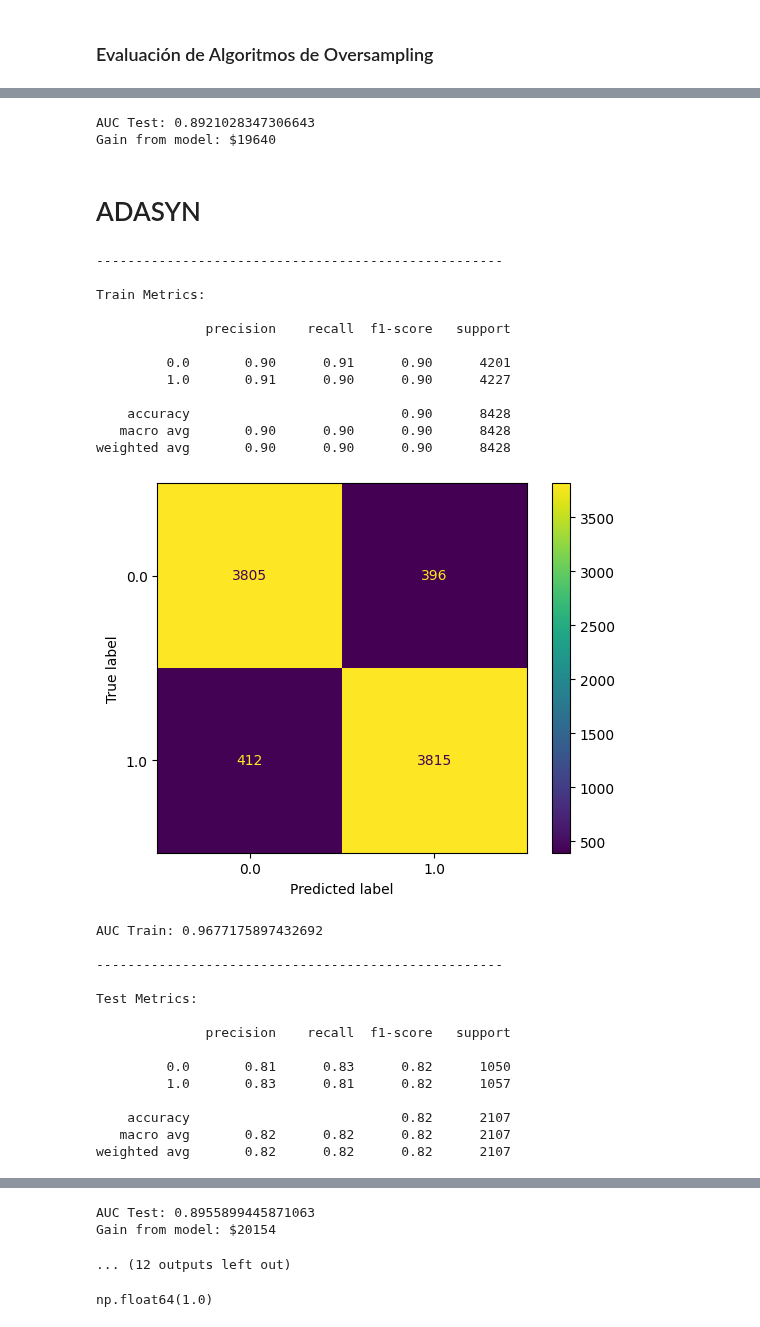
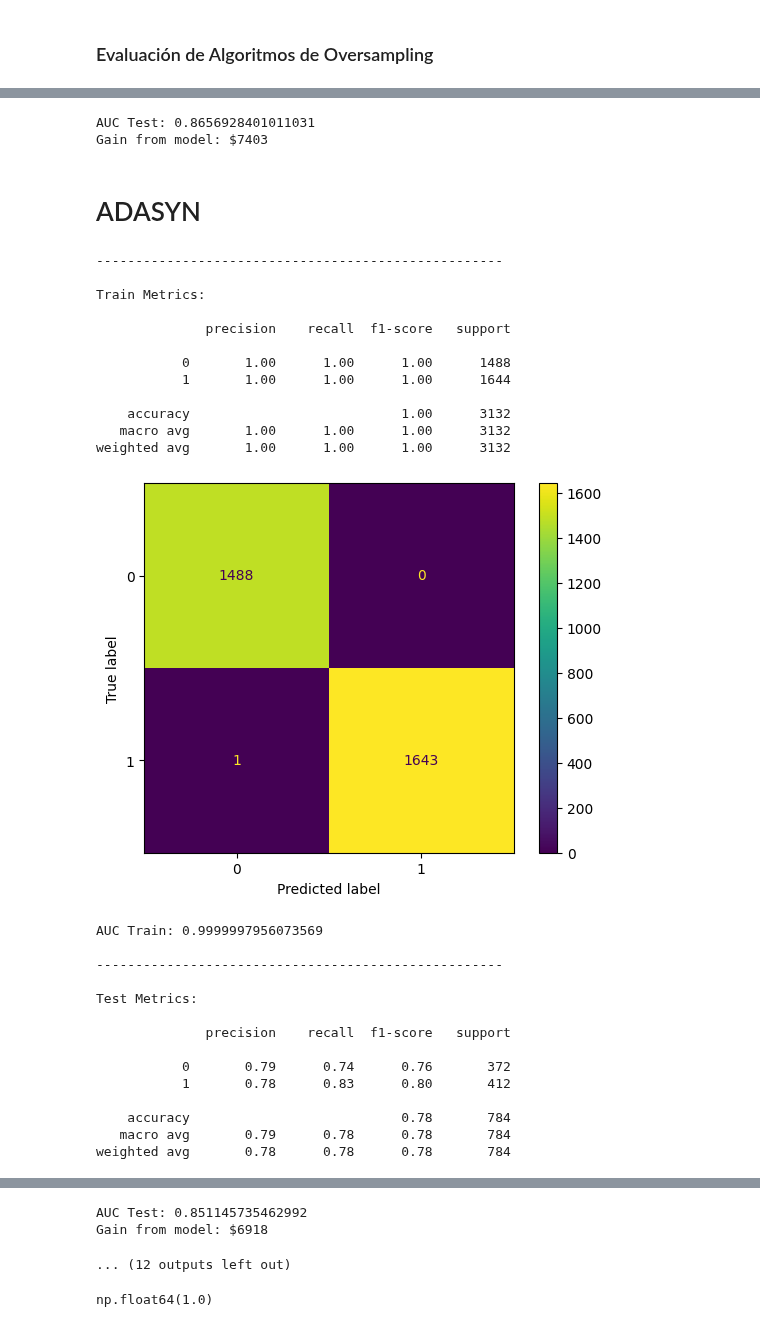
Before and after one commit to Tino27Gut/WineRecommendation, a Jupyter notebook: src/models/random_forest.ipynb, the cells around one changed output, grey strips where cells are left out. Saved outputs shown, nothing was run; the diff lists cells and outputs as text; code cells hidden in the pictures.

```diff
--- a/src/models/random_forest.ipynb
+++ b/src/models/random_forest.ipynb
@@ -75,7 +75,9 @@ for taste in taste_list:
     recommend_df["user_" + taste + "_min"] = recommend_df["user_input"].apply(lambda x: x["tastes"][taste][0])
     recommend_df["user_" + taste + "_max"] = recommend_df["user_input"].apply(lambda x: x["tastes"][taste][1])
 
-# Agrega la distancia fuzzy sin escalar entre el sabor de vino y las preferencias del usuario
-#recommend_df["user_taste_distance_raw"] = recommend_df["metrics_global"].apply(lambda x: x["taste_distance_raw_gbl"])
+# Agrega los precios máximos y mínimos definidos por el usuario
+recommend_df["precio_min"] = recommend_df["user_input"].apply(lambda x: x["precio_min"])
+recommend_df["precio_max"] = recommend_df["user_input"].apply(lambda x: x["precio_max"])
+
 recommend_df.shape
 # %% [output]
@@ -99,8 +101,8 @@ pairings_list = list(pairings["pairings"])
 
 # Quita columnas no útiles para la predicción
 model_df = recommend_df.drop(columns=[
-    "event_timestamp", "wine_id", "wine_link", "name", "winery", "style", "image",               # Original df columns
-    "user_id", "user_input", "metrics_local", "metrics_global", "prob_like", "user_main_pairing" # User data columns
+    "event_timestamp", "wine_id", "wine_link", "name", "winery", "style", "image",  # Original df columns
+    "user_id", "user_input", "prob_like", "user_main_pairing"                       # User data columns
 ]).copy()
 
 # Quita columnas one hot (uvas y regions)
@@ -125,7 +127,7 @@ Index(['liked', 'year', 'rating', 'rating_qty', 'price', 'body', 'tannins',
 ## Evaluación Económica
 # %%
 # Obtención de parámetros para evaluación económica (valoración de Confusion Matrix)
-simulation_params = pd.read_pickle(ut.get_project_file_path("src", "data", "synthetic", "simulation_10_params.pkl"))
+simulation_params = pd.read_pickle(ut.get_project_file_path("src", "data", "synthetic", "simulation_11_params.pkl"))
 avg_tkt = model_df_nooh["price"].mean()
 churn_like = simulation_params["liked_churn_rate"]
 churn_dislike = simulation_params["disliked_churn_rate"]
@@ -186,7 +188,10 @@ $$\text{Valor}_{FN} = \text{AvgTkt} \times \left( \left( \left[ (1 - \text{Churn
 # %% [markdown]
 ### Creación de Modelo Base y Cross Validation
 # %%
-# División del DataFrame en features independientes y dependiente
+# Asignación de valor extremo cuando no hay precio_max
+model_df_nocat.loc[model_df_nocat["precio_max"].isna(), "precio_max"] = 9999
+
+# División del DataFrame en features independientes y dependientes
 X = model_df_nocat.drop(columns="liked")
 y = model_df_nocat["liked"]
 
@@ -438,7 +470,7 @@ for obj in sampling_objects:
     results_resampled = mod_prep.train_test_model(
         X=X_resampled,
         y=y_resampled,
-        model_object=rf_model,
+        model_object=RandomForestClassifier(),
         test_size=0.2,
         random_state=0,
         stratify=y_resampled
@@ -487,20 +519,20 @@ weighted avg       0.82      0.82      0.82      2114
-AUC Test: 0.8921028347306643
-Gain from model: $19640
+AUC Test: 0.8656928401011031
+Gain from model: $7403
 # ADASYN
 ----------------------------------------------------
 
 Train Metrics:
 
               precision    recall  f1-score   support
 
-         0.0       0.90      0.91      0.90      4201
-         1.0       0.91      0.90      0.90      4227
+           0       1.00      1.00      1.00      1488
+           1       1.00      1.00      1.00      1644
 
-    accuracy                           0.90      8428
-   macro avg       0.90      0.90      0.90      8428
-weighted avg       0.90      0.90      0.90      8428
+    accuracy                           1.00      3132
+   macro avg       1.00      1.00      1.00      3132
+weighted avg       1.00      1.00      1.00      3132
-[figure, old version]
+[figure, new version]
-AUC Train: 0.9677175897432692
+AUC Train: 0.9999997956073569
 
 ----------------------------------------------------
 
@@ -508,9 +540,9 @@ Test Metrics:
 
               precision    recall  f1-score   support
 
-         0.0       0.81      0.83      0.82      1050
-         1.0       0.83      0.81      0.82      1057
+           0       0.79      0.74      0.76       372
+           1       0.78      0.83      0.80       412
 
-    accuracy                           0.82      2107
-   macro avg       0.82      0.82      0.82      2107
-weighted avg       0.82      0.82      0.82      2107
+    accuracy                           0.78       784
+   macro avg       0.79      0.78      0.78       784
+weighted avg       0.78      0.78      0.78       784
@@ -518,5 +550,5 @@ weighted avg       0.82      0.82      0.82      2107
-AUC Test: 0.8955899445871063
-Gain from model: $20154
+AUC Test: 0.851145735462992
+Gain from model: $6918
 ... (12 outputs left out)
 # %%
 # Entropía luego de oversample
```
Also changed, not shown: parts of 13 cells of this notebook, 5 other files.
